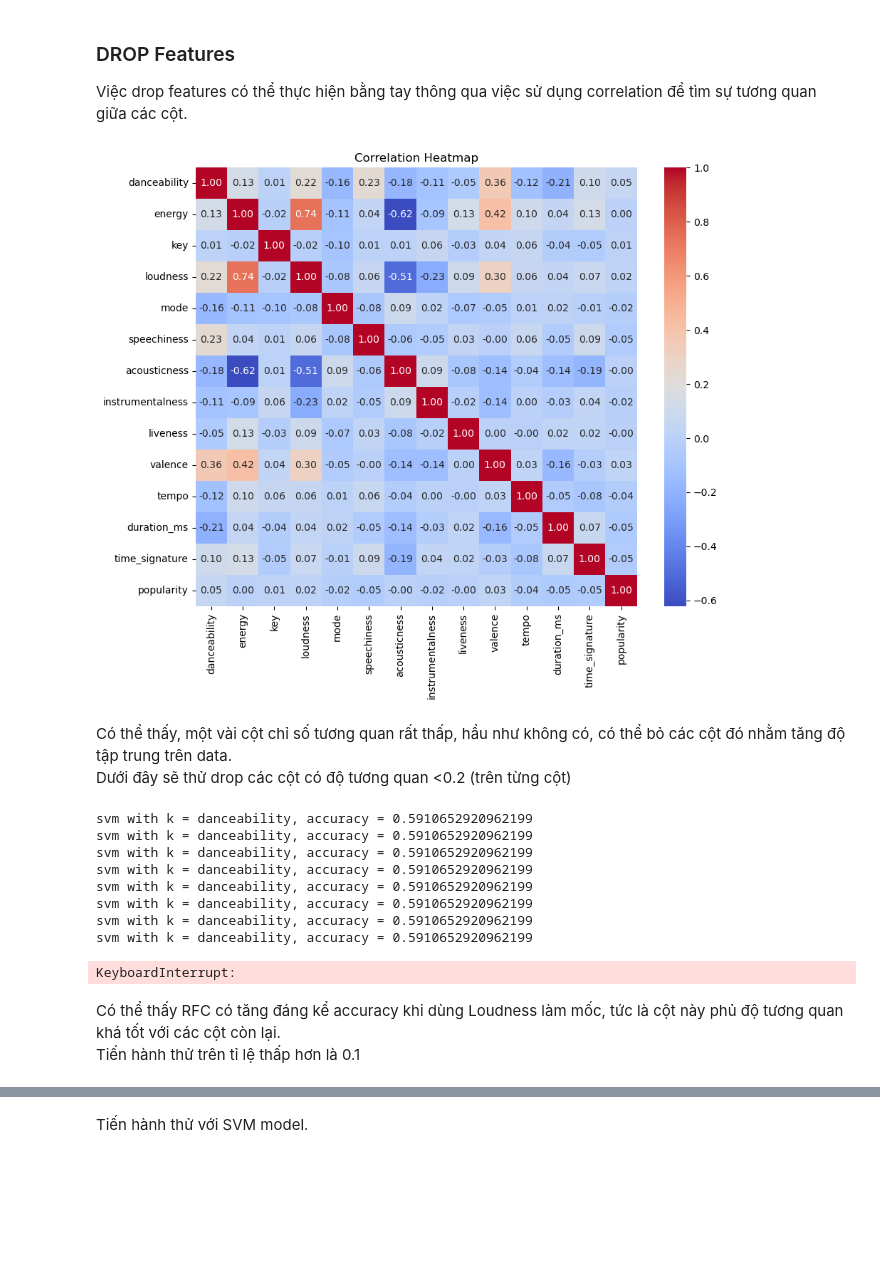
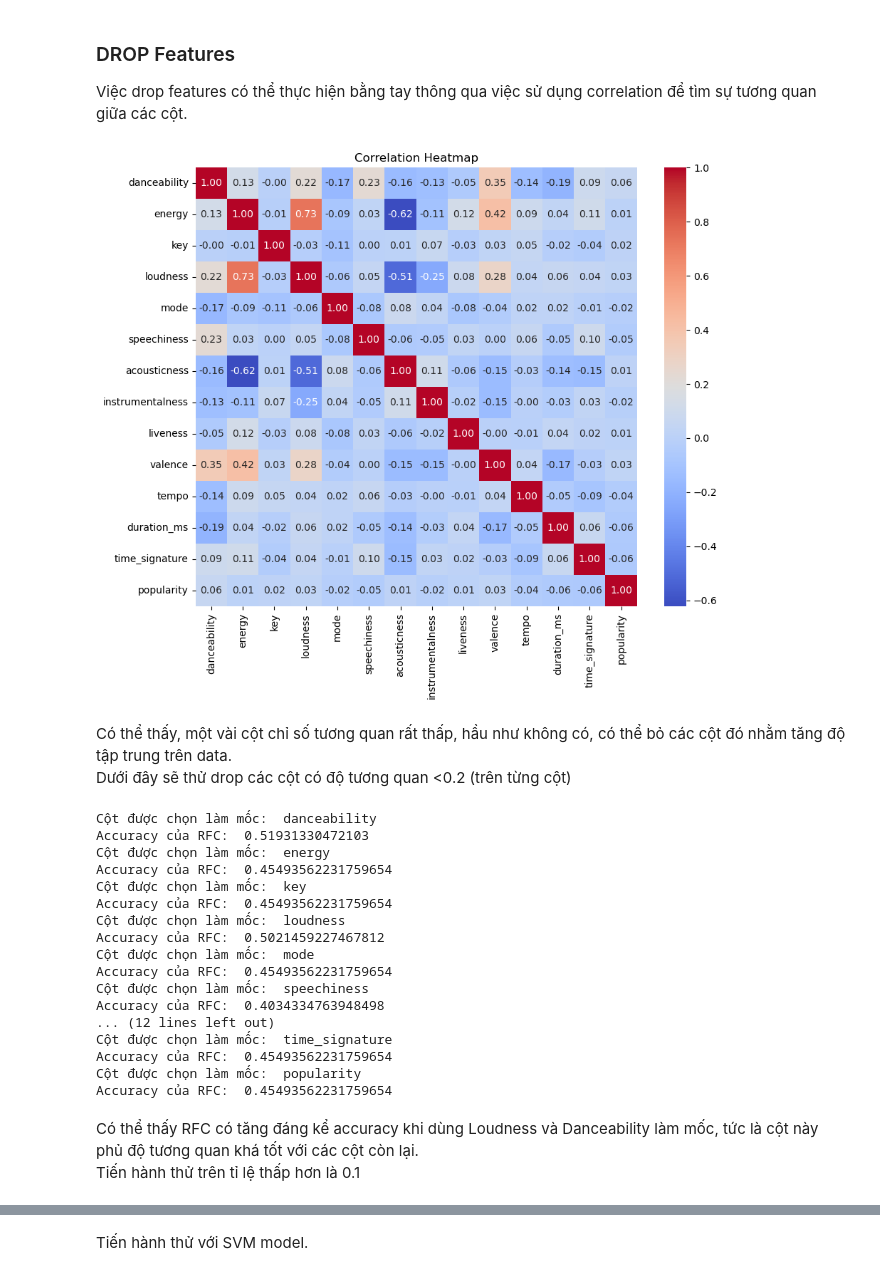
Before and after one commit to tabaochoke/Spotify_data_analysis_and_chatbot_recommender, a Jupyter notebook: Genres_Classification.ipynb, the cells around one changed output, grey strips where cells are left out. Drawn from its saved outputs; the diff is of its cells as text; code cells hidden in the pictures; blank space fills up the shorter version.

```diff
--- a/Genres_Classification.ipynb
+++ b/Genres_Classification.ipynb
@@ -63,4 +64,6 @@ Tỉ lệ phân chia: Train/valid/test = 6/2/2
 # %%
 data = df_normalized.iloc[:, :-8]
 label = df_normalized.tags
+# %%
+data_train, data_test, label_train, label_test = train_test_split(data, label, test_size=0.2, random_state=42)
 # %%
@@ -419,20 +347,20 @@ weighted avg       0.59      0.59      0.56       291
 ### DROP Features
 Việc drop features có thể thực hiện bằng tay thông qua việc sử dụng correlation để tìm sự tương quan giữa các cột.
 # %%
-correlation_matrix = data.corr()
+correlation_matrix = data_train.corr()
 
 # Vẽ bản đồ nhiệt
 plt.figure(figsize=(10, 8))
 sns.heatmap(correlation_matrix, annot=True, cmap='coolwarm', fmt='.2f')
 plt.title('Correlation Heatmap')
 plt.show()
 # %% [output]
-[figure, old version]
+[figure, new version]
 # %% [markdown]
 Có thể thấy, một vài cột chỉ số tương quan rất thấp, hầu như không có, có thể bỏ các cột đó nhằm tăng độ tập trung trên data.<br>
 Dưới đây sẽ thử drop các cột có độ tương quan <0.2 (trên từng cột)
 # %%
-correlation_matrix = data.corr()
+correlation_matrix = data_train.corr()
 
 # columns_to_drop = set()
 for i in correlation_matrix.columns:
@@ -441,25 +369,33 @@ for i in correlation_matrix.columns:
         if abs(correlation_matrix[i][j]) < 0.2 and i != j:
             columns_to_drop.add(j)
 
-    data_filtered = data.drop(columns=columns_to_drop)
+    data_filtered = data_train.drop(columns=columns_to_drop)
 
-    X_train, X_test, y_train, y_test = train_test_split(data_filtered, label, test_size = 0.2, random_state = 18)
+    X_train, X_test, y_train, y_test = train_test_split(data_filtered, label_train, test_size = 0.2, random_state = 18)
     best_rfc = best_rfc.fit(X_train, y_train)
     predictions = best_rfc.predict(X_test)
     acc = accuracy_score(y_test, predictions)
     print("Cột được chọn làm mốc: ", i)
     print("Accuracy của RFC: ", acc)
 # %% [output]
-svm with k = danceability, accuracy = 0.5910652920962199
-svm with k = danceability, accuracy = 0.5910652920962199
-svm with k = danceability, accuracy = 0.5910652920962199
-svm with k = danceability, accuracy = 0.5910652920962199
-svm with k = danceability, accuracy = 0.5910652920962199
-svm with k = danceability, accuracy = 0.5910652920962199
-svm with k = danceability, accuracy = 0.5910652920962199
-svm with k = danceability, accuracy = 0.5910652920962199
+Cột được chọn làm mốc:  danceability
+Accuracy của RFC:  0.51931330472103
+Cột được chọn làm mốc:  energy
+Accuracy của RFC:  0.45493562231759654
+Cột được chọn làm mốc:  key
+Accuracy của RFC:  0.45493562231759654
+Cột được chọn làm mốc:  loudness
+Accuracy của RFC:  0.5021459227467812
+Cột được chọn làm mốc:  mode
+Accuracy của RFC:  0.45493562231759654
+Cột được chọn làm mốc:  speechiness
+Accuracy của RFC:  0.4034334763948498
+... (12 lines left out)
+Cột được chọn làm mốc:  time_signature
+Accuracy của RFC:  0.45493562231759654
+Cột được chọn làm mốc:  popularity
+Accuracy của RFC:  0.45493562231759654
-KeyboardInterrupt:
 # %% [markdown]
-Có thể thấy RFC có tăng đáng kể accuracy khi dùng Loudness làm mốc, tức là cột này phủ độ tương quan khá tốt với các cột còn lại.<br>
+Có thể thấy RFC có tăng đáng kể accuracy khi dùng Loudness và Danceability làm mốc, tức là cột này phủ độ tương quan khá tốt với các cột còn lại.<br>
 Tiến hành thử trên tỉ lệ thấp hơn là 0.1
 # %%
```
Also changed, not shown: parts of 52 cells of this notebook.
